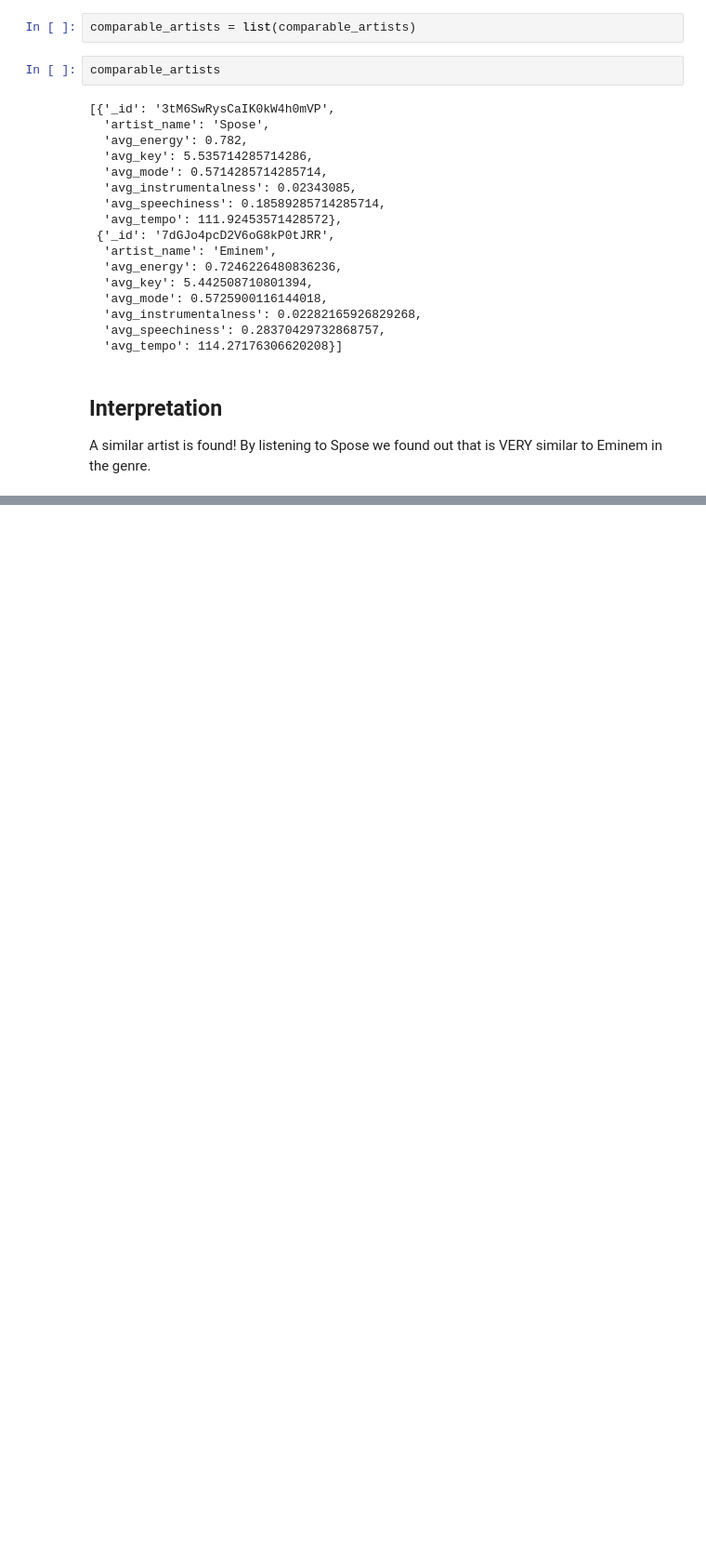
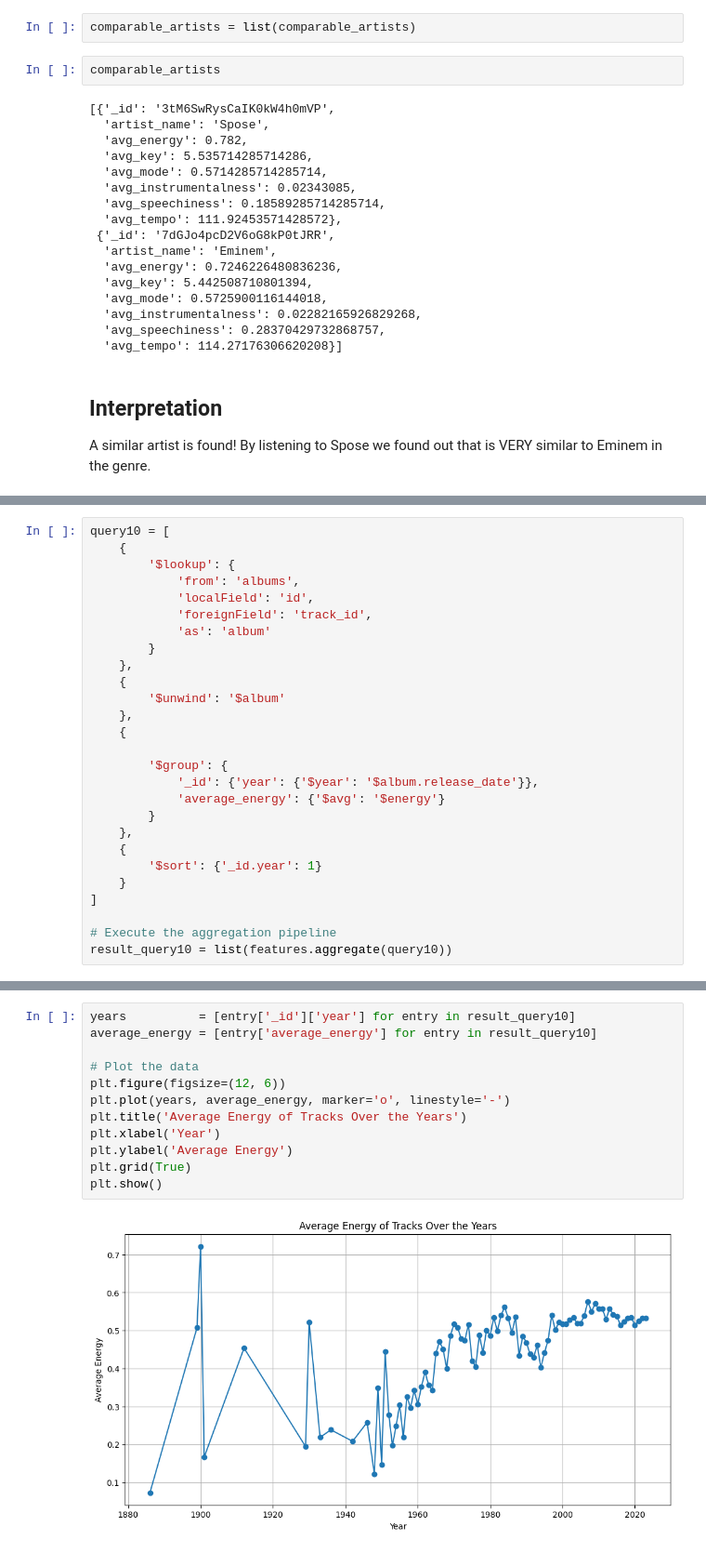
Before and after one commit to giuseppeegentile/mongtify-SMBUD-2324, a Jupyter notebook: Query analysis.ipynb, the cells around one changed output, grey strips where cells are left out. Shown at 93% size. Saved outputs shown, nothing was run; the diff lists cells and outputs as text; blank space fills up the shorter version.

Commit message:
Query 10

```diff
--- a/Query analysis.ipynb
+++ b/Query analysis.ipynb
@@ -921,0 +925,27 @@ By listening to Spose we found out that is VERY similar to Eminem in the genre.
+# %%
+query10 = [
+    {
+        '$lookup': {
+            'from': 'albums',
+            'localField': 'id',
+            'foreignField': 'track_id',
+            'as': 'album'
+        }
+    },
+    {
+        '$unwind': '$album'
+    },
+    {
+
+        '$group': {
+            '_id': {'year': {'$year': '$album.release_date'}},
+            'average_energy': {'$avg': '$energy'}
+        }
+    },
+    {
+        '$sort': {'_id.year': 1}
+    }
+]
+
+# Execute the aggregation pipeline
+result_query10 = list(features.aggregate(query10))
@@ -921,0 +972,14 @@ By listening to Spose we found out that is VERY similar to Eminem in the genre.
+# %%
+years          = [entry['_id']['year'] for entry in result_query10]
+average_energy = [entry['average_energy'] for entry in result_query10]
+
+# Plot the data
+plt.figure(figsize=(12, 6))
+plt.plot(years, average_energy, marker='o', linestyle='-')
+plt.title('Average Energy of Tracks Over the Years')
+plt.xlabel('Year')
+plt.ylabel('Average Energy')
+plt.grid(True)
+plt.show()
+# %% [output]
+[figure, added]
```
Also changed, not shown: parts of 2 cells of this notebook.
